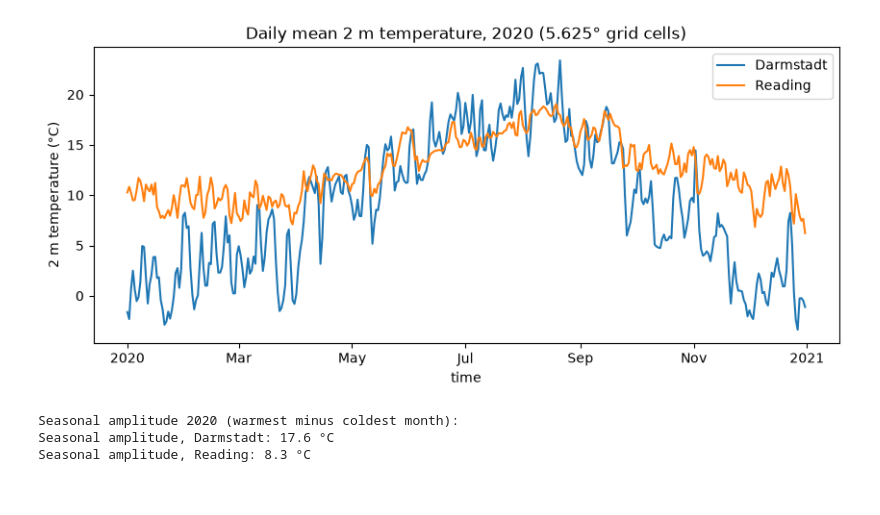
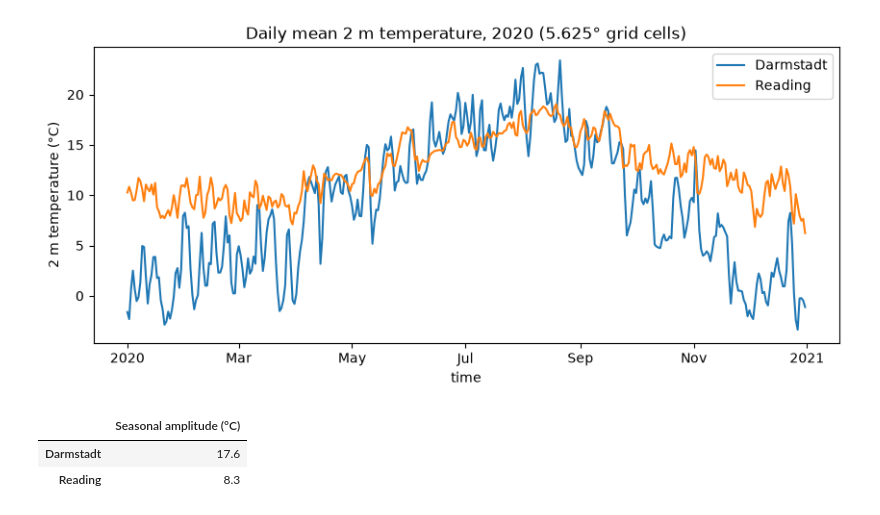
Before and after one commit to Fonta1/era5-exploration, a Jupyter notebook: era5_exploration.ipynb, the cells around one changed output. Saved outputs shown, nothing was run; the diff lists cells and outputs as text; code cells hidden in the pictures.

```diff
--- a/era5_exploration.ipynb
+++ b/era5_exploration.ipynb
@@ -71,16 +73,19 @@ ax.legend()
 <matplotlib.legend.Legend at 0x...>
 [figure]
 # %%
-darmstadt_monthly = resampled_mean_celsius(darmstadt, "2020-01-01", "2020-12-31", "1MS")
-reading_monthly = resampled_mean_celsius(reading, "2020-01-01", "2020-12-31", "1MS")
+START, END = "2020-01-01", "2020-12-31"
+
+darmstadt_monthly = resampled_mean_celsius(darmstadt, START, END, "1MS")
+reading_monthly = resampled_mean_celsius(reading, START, END, "1MS")
 
 darmstadt_amplitude = float(darmstadt_monthly.max() - darmstadt_monthly.min())
 reading_amplitude = float(reading_monthly.max() - reading_monthly.min())
 
-print(f"Seasonal amplitude 2020 (warmest minus coldest month):")
-print(f"Seasonal amplitude, Darmstadt: {float(darmstadt_amplitude):.1f} °C")
-print(f"Seasonal amplitude, Reading: {float(reading_amplitude):.1f} °C")
+pd.DataFrame(
+    {"Seasonal amplitude (°C)": [darmstadt_amplitude, reading_amplitude]},
+    index=["Darmstadt", "Reading"],
+).round(1)
 # %% [output]
-Seasonal amplitude 2020 (warmest minus coldest month):
-Seasonal amplitude, Darmstadt: 17.6 °C
-Seasonal amplitude, Reading: 8.3 °C
+|  | Seasonal amplitude (°C) |
+| Darmstadt | 17.6 |
+| Reading | 8.3 |
```
Also changed, not shown: parts of 5 cells of this notebook.
